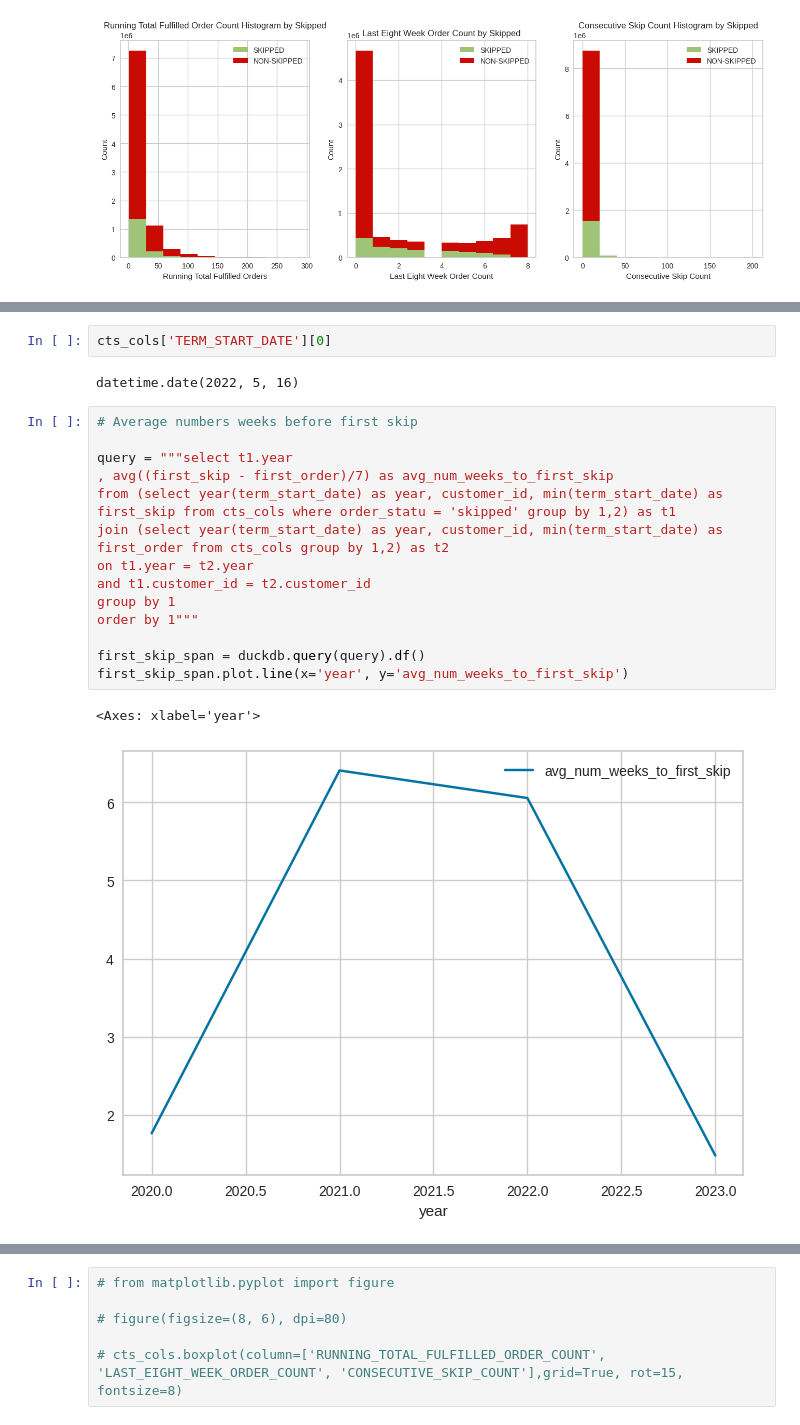
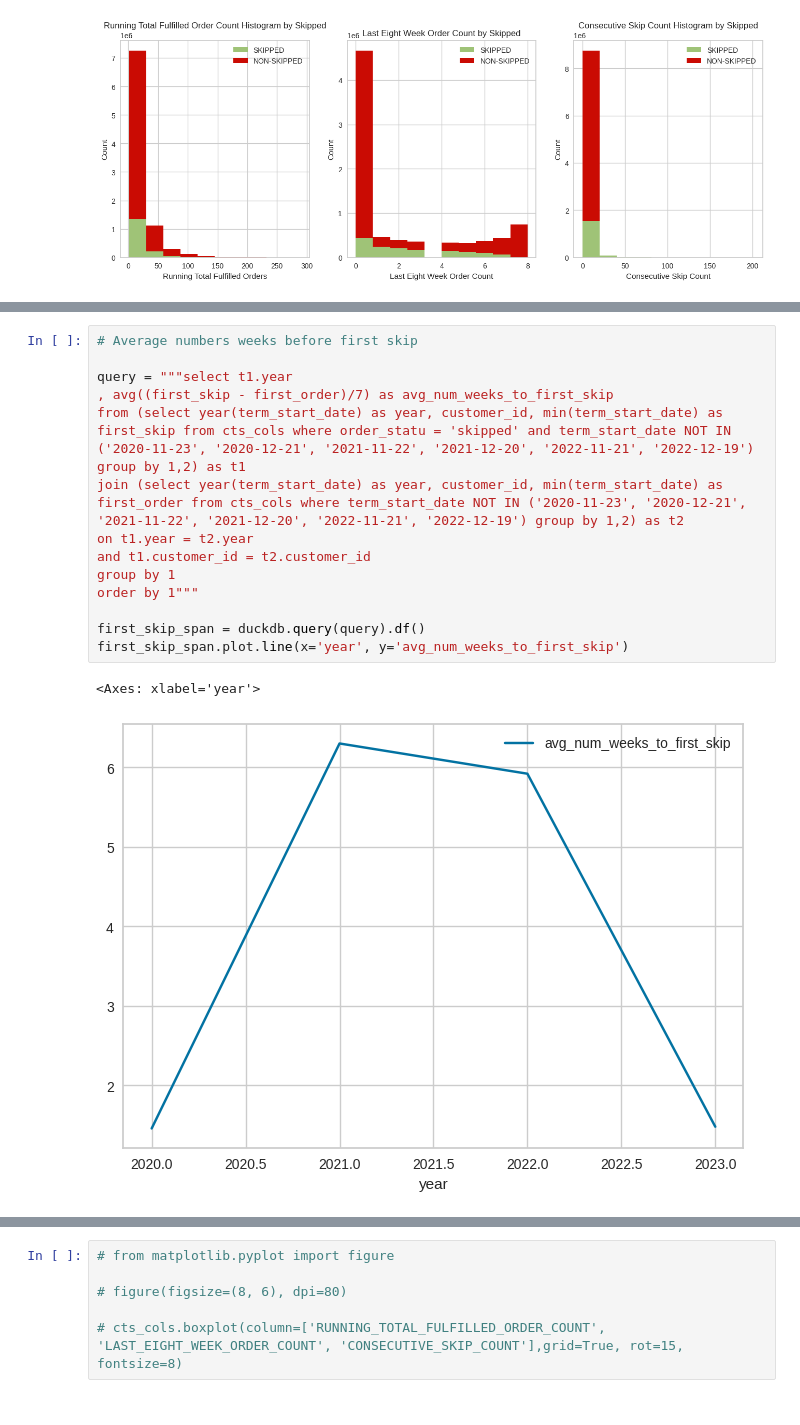
Before and after one commit to mindyng/Take-Homes, a Jupyter notebook: tovala-lead-ba-take-home-challenge.ipynb, the cells around one changed output, grey strips where cells are left out. Drawn from its saved outputs; the diff is of its cells as text.

```diff
--- a/tovala-lead-ba-take-home-challenge.ipynb
+++ b/tovala-lead-ba-take-home-challenge.ipynb
@@ -572,24 +574,20 @@ for key, data in order_status_counts2.groupby('order_status'):
-# %%
-cts_cols['TERM_START_DATE'][0]
-# %% [output]
-datetime.date(2022, 5, 16)
 # %%
 # Average numbers weeks before first skip
 
 query = """select t1.year
 , avg((first_skip - first_order)/7) as avg_num_weeks_to_first_skip
-from (select year(term_start_date) as year, customer_id, min(term_start_date) as first_skip from cts_cols where order_statu = 'skipped' group by 1,2) as t1
-join (select year(term_start_date) as year, customer_id, min(term_start_date) as first_order from cts_cols group by 1,2) as t2
+from (select year(term_start_date) as year, customer_id, min(term_start_date) as first_skip from cts_cols where order_statu = 'skipped' and term_start_date NOT IN ('2020-11-23', '2020-12-21', '2021-11-22', '2021-12-20', '2022-11-21', '2022-12-19') group by 1,2) as t1
+join (select year(term_start_date) as year, customer_id, min(term_start_date) as first_order from cts_cols where term_start_date NOT IN ('2020-11-23', '2020-12-21', '2021-11-22', '2021-12-20', '2022-11-21', '2022-12-19') group by 1,2) as t2
 on t1.year = t2.year
 and t1.customer_id = t2.customer_id
 group by 1
 order by 1"""
 
 first_skip_span = duckdb.query(query).df()
 first_skip_span.plot.line(x='year', y='avg_num_weeks_to_first_skip')
 # %% [output]
 <Axes: xlabel='year'>
-[figure, old version]
+[figure, new version]
 # %%
 first_skip_span
 # %% [output]
```
Also changed, not shown: parts of 12 cells of this notebook.
